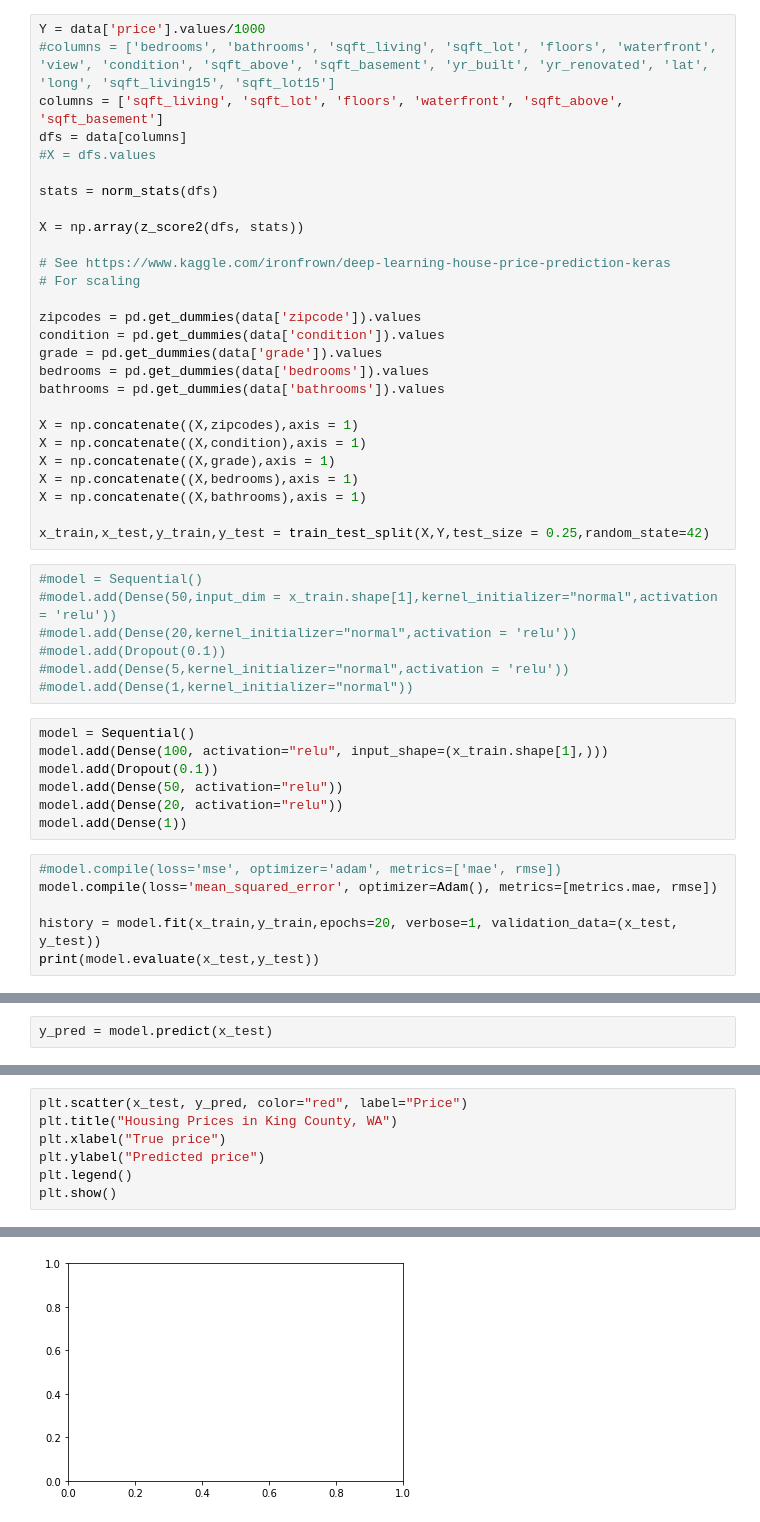
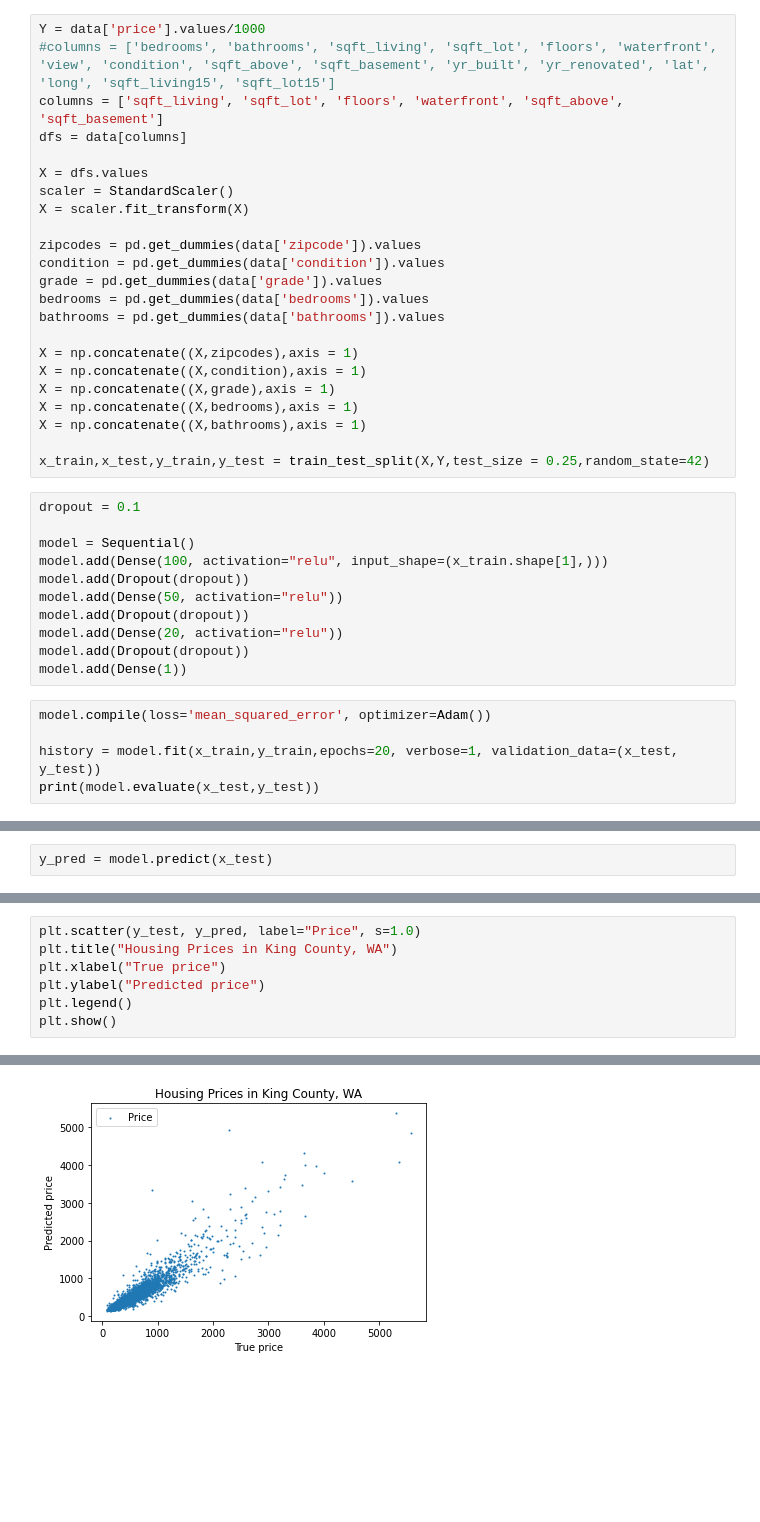
Before and after one commit to msiddalingaiah/MachineLearning, a Jupyter notebook: Regression/DeepHousingModel.ipynb, the cells around one changed output, grey strips where cells are left out. Saved outputs shown, nothing was run; the diff lists cells and outputs as text; blank space fills up the shorter version.

```diff
--- a/Regression/DeepHousingModel.ipynb
+++ b/Regression/DeepHousingModel.ipynb
@@ -53,14 +32,10 @@ Y = data['price'].values/1000
 #columns = ['bedrooms', 'bathrooms', 'sqft_living', 'sqft_lot', 'floors', 'waterfront', 'view', 'condition', 'sqft_above', 'sqft_basement', 'yr_built', 'yr_renovated', 'lat', 'long', 'sqft_living15', 'sqft_lot15']
 columns = ['sqft_living', 'sqft_lot', 'floors', 'waterfront', 'sqft_above', 'sqft_basement']
 dfs = data[columns]
-#X = dfs.values
 
-stats = norm_stats(dfs)
-
-X = np.array(z_score2(dfs, stats))
-
-# See https://www.kaggle.com/ironfrown/deep-learning-house-price-prediction-keras
-# For scaling
+X = dfs.values
+scaler = StandardScaler()
+X = scaler.fit_transform(X)
 
 zipcodes = pd.get_dummies(data['zipcode']).values
 condition = pd.get_dummies(data['condition']).values
@@ -76,22 +51,18 @@ X = np.concatenate((X,bathrooms),axis = 1)
 
 x_train,x_test,y_train,y_test = train_test_split(X,Y,test_size = 0.25,random_state=42)
 # %%
-#model = Sequential()
-#model.add(Dense(50,input_dim = x_train.shape[1],kernel_initializer="normal",activation = 'relu'))
-#model.add(Dense(20,kernel_initializer="normal",activation = 'relu'))
-#model.add(Dropout(0.1))
-#model.add(Dense(5,kernel_initializer="normal",activation = 'relu'))
-#model.add(Dense(1,kernel_initializer="normal"))
+dropout = 0.1
+
+model = Sequential()
+model.add(Dense(100, activation="relu", input_shape=(x_train.shape[1],)))
+model.add(Dropout(dropout))
+model.add(Dense(50, activation="relu"))
+model.add(Dropout(dropout))
+model.add(Dense(20, activation="relu"))
+model.add(Dropout(dropout))
+model.add(Dense(1))
-# %%
-model = Sequential()
-model.add(Dense(100, activation="relu", input_shape=(x_train.shape[1],)))
-model.add(Dropout(0.1))
-model.add(Dense(50, activation="relu"))
-model.add(Dense(20, activation="relu"))
-model.add(Dense(1))
 # %%
-#model.compile(loss='mse', optimizer='adam', metrics=['mae', rmse])
-model.compile(loss='mean_squared_error', optimizer=Adam(), metrics=[metrics.mae, rmse])
+model.compile(loss='mean_squared_error', optimizer=Adam())
 
 history = model.fit(x_train,y_train,epochs=20, verbose=1, validation_data=(x_test, y_test))
 print(model.evaluate(x_test,y_test))
@@ -132,5 +99,5 @@ len(x_test)
 # %%
-plt.scatter(x_test, y_pred, color="red", label="Price")
+plt.scatter(y_test, y_pred, label="Price", s=1.0)
 plt.title("Housing Prices in King County, WA")
 plt.xlabel("True price")
 plt.ylabel("Predicted price")
@@ -141 +107 @@ ValueError: x and y must be the same size
-[figure, old version]
+[figure, new version]
```
Also changed, not shown: parts of 10 cells of this notebook.
